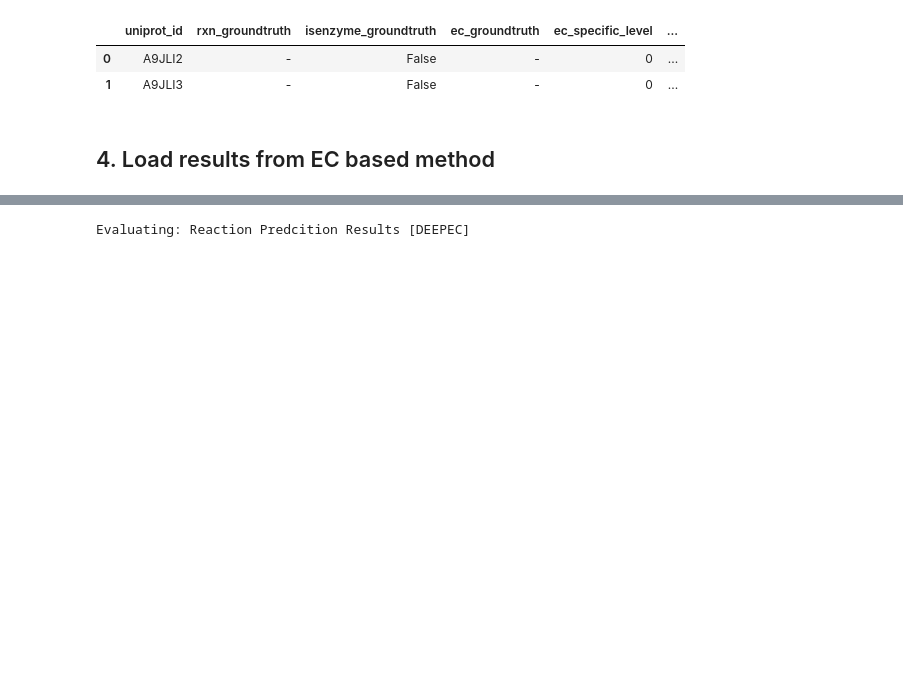
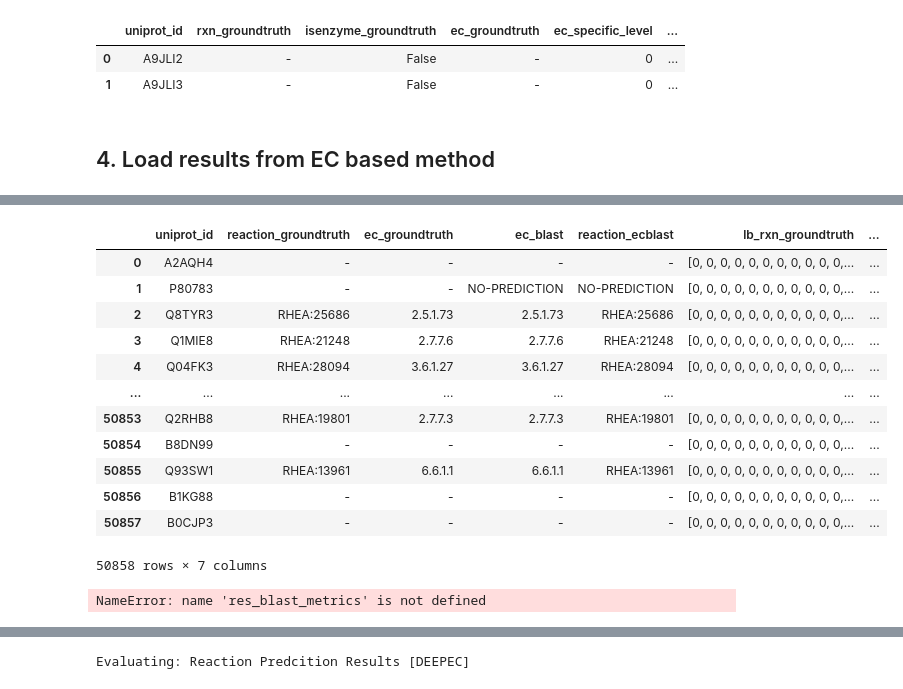
Before and after one commit to kingstdio/RXNRECer, a Jupyter notebook: evaluation/eva_ecmethods_10_fold.ipynb, the cells around one changed output, grey strips where cells are left out. Drawn from its saved outputs; the diff is of its cells as text; code cells hidden in the pictures; blank space fills up the shorter version.

Commit message:
blast 10fold

```diff
--- a/evaluation/eva_ecmethods_10_fold.ipynb
+++ b/evaluation/eva_ecmethods_10_fold.ipynb
@@ -61,0 +72,9 @@ ds_test.head(2)
+# %%
+vali_res_blast = [
+    f'{cfg.DIR_PROJECT_ROOT}/baselines/results/ec_methods/blast/fold{item}.tsv'
+    for item in range(1, 11)
+]
+
+res_blast = [pd.read_csv(vali_res_blast[item], sep='\t') for item in range(10)]
+df_blast_no_pred = pd.DataFrame([get_blastec_rxn_nores(blast_detail=res_blast[item]) for item in range(10) ], columns=['test_size','no_prediction', 'ec_without_rxn'])
+res_blast[0].head(3)
@@ -61,0 +86,5 @@ ds_test.head(2)
+# %%
+for i in tqdm(range(10)):
+    # Make Label
+    res_blast[i]['lb_rxn_groundtruth'] = res_blast[i].reaction_groundtruth.apply(lambda x: btools.make_label(reaction_id=str(x), rxn_label_dict=dict_rxn2id))
+    res_blast[i]['lb_rxn_blast'] = res_blast[i].reaction_ecblast.apply(lambda x: btools.make_label(reaction_id=str(x), rxn_label_dict=dict_rxn2id))
@@ -61,0 +106,20 @@ ds_test.head(2)
+# %%
+res_blast[2]
+# %% [output]
+|  | uniprot_id | reaction_groundtruth | ec_groundtruth | ec_blast | reaction_ecblast | lb_rxn_groundtruth | ... |
+| 0 | A2AQH4 | - | - | - | - | [0, 0, 0, 0, 0, 0, 0, 0, 0, 0, 0,... | ... |
+| 1 | P80783 | - | - | NO-PREDICTION | NO-PREDICTION | [0, 0, 0, 0, 0, 0, 0, 0, 0, 0, 0,... | ... |
+| 2 | Q8TYR3 | RHEA:25686 | 2.5.1.73 | 2.5.1.73 | RHEA:25686 | [0, 0, 0, 0, 0, 0, 0, 0, 0, 0, 0,... | ... |
+| 3 | Q1MIE8 | RHEA:21248 | 2.7.7.6 | 2.7.7.6 | RHEA:21248 | [0, 0, 0, 0, 0, 0, 0, 0, 0, 0, 0,... | ... |
+| 4 | Q04FK3 | RHEA:28094 | 3.6.1.27 | 3.6.1.27 | RHEA:28094 | [0, 0, 0, 0, 0, 0, 0, 0, 0, 0, 0,... | ... |
+| ... | ... | ... | ... | ... | ... | ... | ... |
+| 50853 | Q2RHB8 | RHEA:19801 | 2.7.7.3 | 2.7.7.3 | RHEA:19801 | [0, 0, 0, 0, 0, 0, 0, 0, 0, 0, 0,... | ... |
+| 50854 | B8DN99 | - | - | - | - | [0, 0, 0, 0, 0, 0, 0, 0, 0, 0, 0,... | ... |
+| 50855 | Q93SW1 | RHEA:13961 | 6.6.1.1 | 6.6.1.1 | RHEA:13961 | [0, 0, 0, 0, 0, 0, 0, 0, 0, 0, 0,... | ... |
+| 50856 | B1KG88 | - | - | - | - | [0, 0, 0, 0, 0, 0, 0, 0, 0, 0, 0,... | ... |
+| 50857 | B0CJP3 | - | - | - | - | [0, 0, 0, 0, 0, 0, 0, 0, 0, 0, 0,... | ... |
+50858 rows × 7 columns
+# %%
+res_blast_metrics
+# %% [output]
+NameError: name 'res_blast_metrics' is not defined
```
Also changed, not shown: parts of 11 cells of this notebook, 4 other files.
